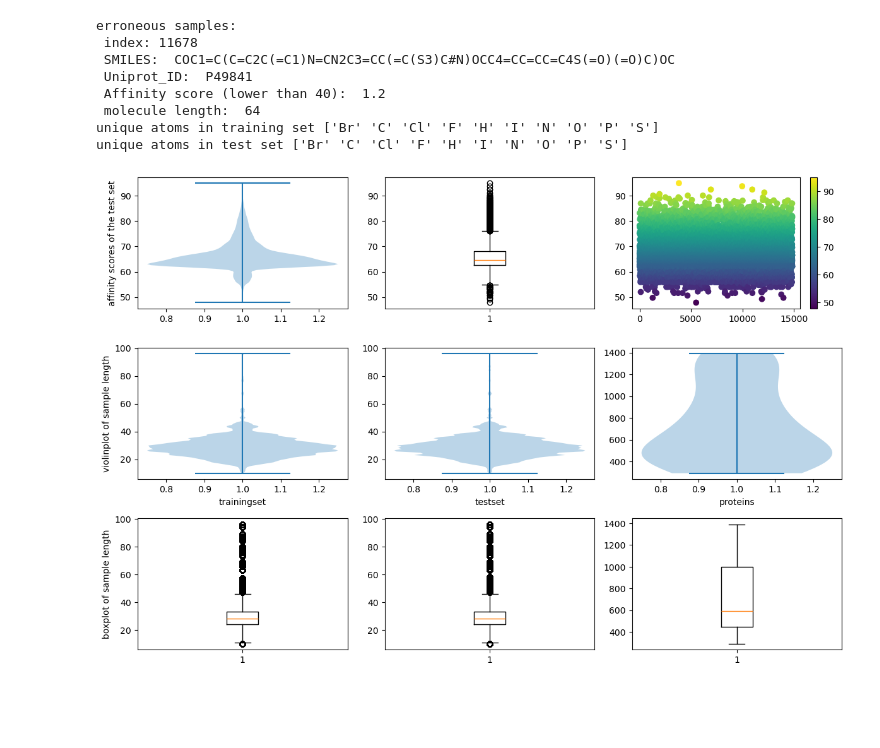
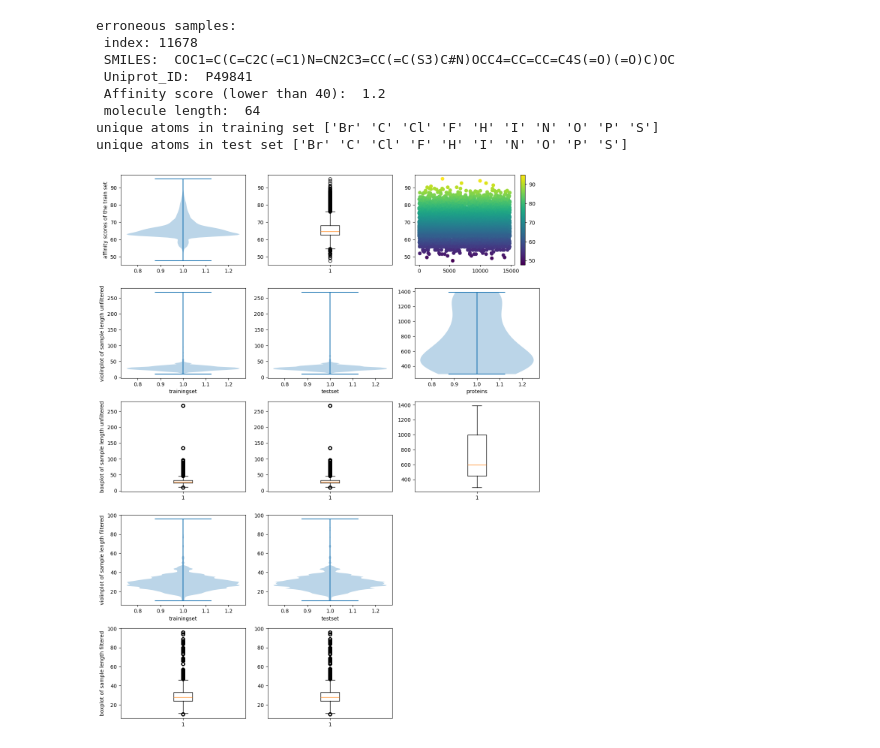
Before and after one commit to derekkentie/group-4, a Jupyter notebook: data/Data analyse.ipynb, the cells around one changed output. Cells and saved outputs as stored; diff of their text form; code cells hidden in the pictures; blank space fills up the shorter version.

```diff
--- a/data/Data analyse.ipynb
+++ b/data/Data analyse.ipynb
@@ -40,8 +40,10 @@ affinity_score = []
 index = []
 error_sample = []
 train_molecule_length = []
+train_molecule_length_filtered = []
 train_molecule_uniques = []
 test_molecule_length = []
+test_molecule_length_filtered = []
 test_molecule_uniques = []
 protein_length = []
 unique_atoms_train = []
@@ -70,9 +72,10 @@ for sample in range(1, len(train_array)):
             print("SMILES kon niet geparsed worden:", train_array[sample][0])
         atom_symbols = [atom.GetSymbol() for atom in mol.GetAtoms()]
         for molecule in atom_symbols:
+            train_molecule_uniques.append(np.unique(atom_symbols, return_index=True))
+            train_molecule_length.append(len(atom_symbols))
             if len(atom_symbols) <110:
-                train_molecule_length.append(len(atom_symbols))
-                train_molecule_uniques.append(np.unique(atom_symbols, return_index=True))
+                train_molecule_length_filtered.append(len(atom_symbols))
             else:
                 continue
 
@@ -83,9 +86,10 @@ for sample in range(1, len(test_array)):
         print("SMILES kon niet geparsed worden:", test_array[sample][1])
     atom_symbols = [atom.GetSymbol() for atom in mol.GetAtoms()]
     for molecule in atom_symbols:
+        test_molecule_uniques.append(np.unique(atom_symbols, return_index=True))
+        test_molecule_length.append(len(atom_symbols))
         if len(atom_symbols) <110:
-            test_molecule_length.append(len(atom_symbols))
-            test_molecule_uniques.append(np.unique(atom_symbols, return_index=True))
+            test_molecule_length_filtered.append(len(atom_symbols))
         else:
             continue
 
@@ -111,7 +115,9 @@ print("unique atoms in test set", np.sort(unique_atoms_test))
 affinity_score = np.array(affinity_score)
 index = np.array(index)
 train_molecule_length = np.array(train_molecule_length)
+train_molecule_length_filtered = np.array(train_molecule_length_filtered)
 test_molecule_length = np.array(test_molecule_length)
+test_molecule_length_filtered = np.array(test_molecule_length_filtered)
 protein_length = np.array(protein_length)
 # %% [output]
 erroneous samples:
@@ -126,40 +132,54 @@ unique atoms in test set ['Br' 'C' 'Cl' 'F' 'H' 'I' 'N' 'O' 'P' 'S']
 #creating the subplots for every plot in the figure
 fig, ([ax11train, ax12train, ax13train],
       [ax21trainmollenviol, ax22testmollenviol, ax23protlenviol],
-      [ax31trainmollenbox, ax32testmollenbox, ax33protlenbox]) =    plt.subplots(nrows = 3,
-                                                                                ncols = 3,
-                                                                                figsize =(12, 8),
-                                                                                sharex = False,
-                                                                                sharey = False)
+      [ax31trainmollenbox, ax32testmollenbox, ax33protlenbox],
+      [ax41trainmollenviol_filtered, ax42testmollenviol_filtered, ax43],
+      [ax51trainmollenbox_filtered, ax52testmollenbox_filtered, ax53]) = \
+      plt.subplots(nrows = 5,
+                  ncols = 3,
+                  figsize =(12, 15),
+                  sharex = False,
+                  sharey = False)
 
 
 #plotting the affinity scores in violinplot, boxplot and scatterplot
-ax11train.set_ylabel('affinity scores of the test set')
+ax11train.set_ylabel('affinity scores of the train set')
 ax11train.violinplot(affinity_score)
 ax12train.boxplot(affinity_score)
 sc = ax13train.scatter(index, affinity_score, c= affinity_score, cmap='viridis')
 plt.colorbar(sc, ax = ax13train) #adding the colorbar for easier interpretation
 
 #plotting the molecule and protein lengths in violin- and boxplot
-ax21trainmollenviol.set_ylabel("violinplot of sample length")
-ax31trainmollenbox.set_ylabel("boxplot of sample length")
+ax21trainmollenviol.set_ylabel("violinplot of sample length unfiltered")
+ax31trainmollenbox.set_ylabel("boxplot of sample length unfiltered")
+ax41trainmollenviol_filtered.set_ylabel("violinplot of sample length filtered")
+ax51trainmollenbox_filtered.set_ylabel("boxplot of sample length filtered")
 ax21trainmollenviol.set_xlabel("trainingset")
+ax41trainmollenviol_filtered.set_xlabel("trainingset")
 ax22testmollenviol.set_xlabel("testset")
+ax42testmollenviol_filtered.set_xlabel("testset")
 ax23protlenviol.set_xlabel("proteins")
 
 #assigning the different plots in row 2 and 3
 ax21trainmollenviol.violinplot(train_molecule_length)
 ax31trainmollenbox.boxplot(train_molecule_length)
+ax41trainmollenviol_filtered.violinplot(train_molecule_length_filtered)
+ax51trainmollenbox_filtered.boxplot(train_molecule_length_filtered)
 
 ax22testmollenviol.violinplot(test_molecule_length)
 ax32testmollenbox.boxplot(test_molecule_length)
+ax42testmollenviol_filtered.violinplot(test_molecule_length_filtered)
+ax52testmollenbox_filtered.boxplot(test_molecule_length_filtered)
 
 ax23protlenviol.violinplot(protein_length)
 ax33protlenbox.boxplot(protein_length)
+
+fig.delaxes(ax43)
+fig.delaxes(ax53)
 
 #properly separating the different plots
 fig.subplots_adjust(hspace=0.2)
 plt.tight_layout(pad=1)
 plt.show()
 # %% [output]
-[figure, old version]
+[figure, new version]
```
Also changed, not shown: 1 other file.
